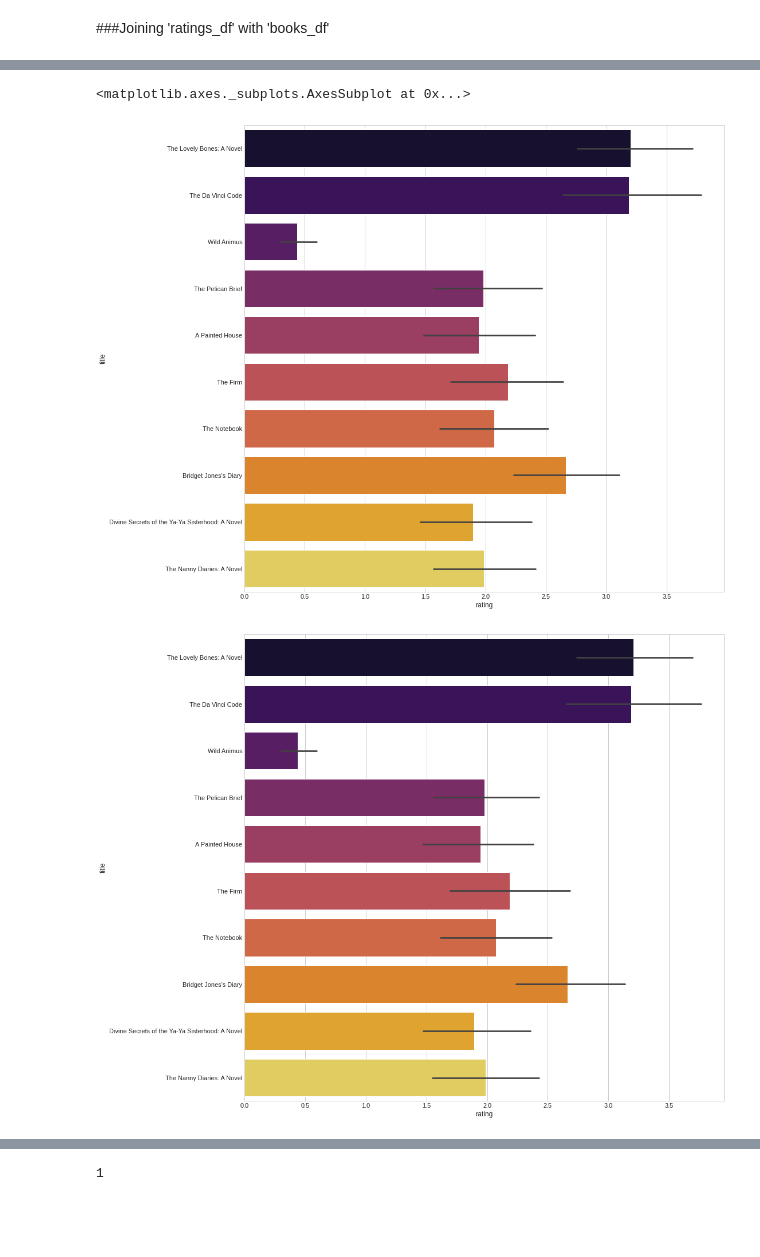
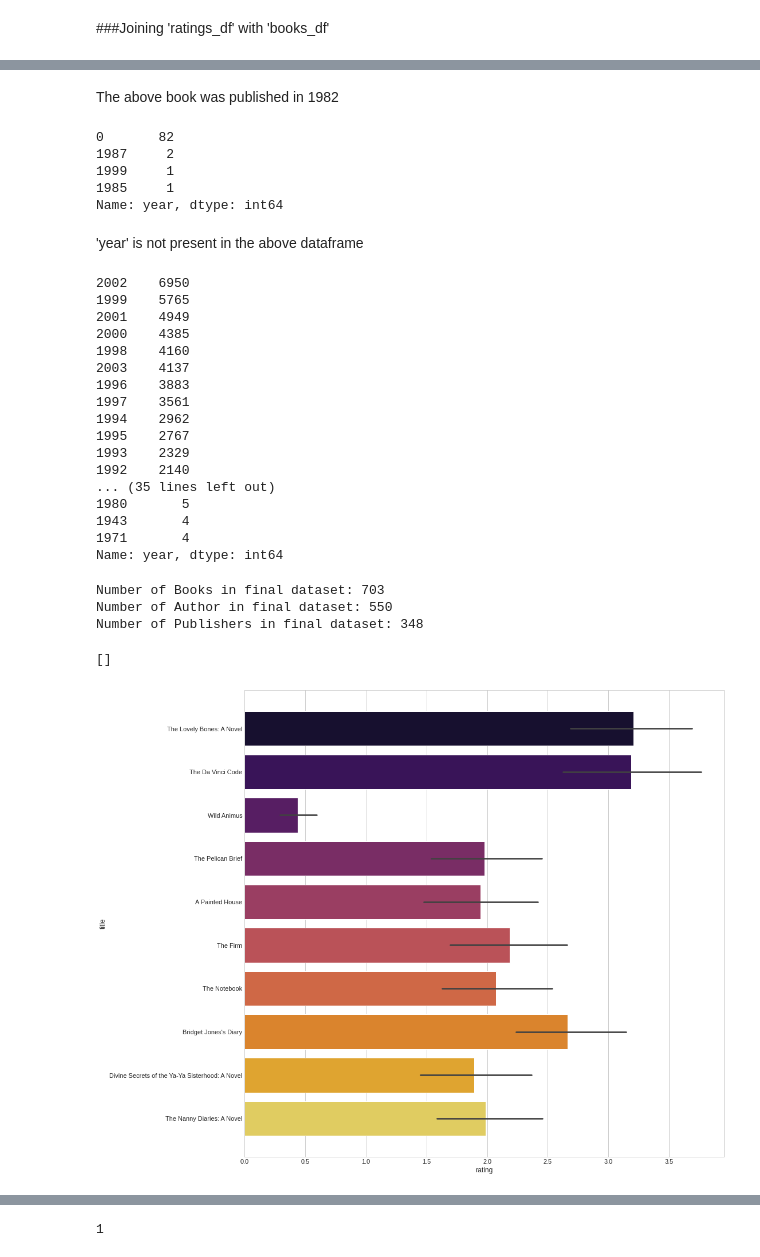
Before and after one commit to chvikas/Book-Recommendation-System, a Jupyter notebook: Book_Recommendation_System_Unsupervised_ML.ipynb, the cells around one changed output, grey strips where cells are left out. Cells and saved outputs as stored; diff of their text form; code cells hidden in the pictures; blank space fills up the shorter version.

```diff
--- a/Book_Recommendation_System_Unsupervised_ML.ipynb
+++ b/Book_Recommendation_System_Unsupervised_ML.ipynb
@@ -20,9 +20,9 @@ drive.mount('/content/drive')
 # %% [output]
 Mounted at /content/drive
 # %%
-books_df = pd.read_csv('/content/drive/MyDrive/Almabetter/Module/Machine Learning/Capstone Project - Unsupervised Learning - Vikas Chaudhary/data_book_recommendation/Books.csv')
-ratings_df = pd.read_csv('/content/drive/MyDrive/Almabetter/Module/Machine Learning/Capstone Project - Unsupervised Learning - Vikas Chaudhary/data_book_recommendation/Ratings.csv')
-users_df = pd.read_csv('/content/drive/MyDrive/Almabetter/Module/Machine Learning/Capstone Project - Unsupervised Learning - Vikas Chaudhary/data_book_recommendation/Users.csv')
+books_df = pd.read_csv('/content/drive/MyDrive/Almabetter/Module/Machine Learning/Capstone Project - Unsupervised Machine Learning - Vikas Chaudhary/data_book_recommendation/Books.csv')
+ratings_df = pd.read_csv('/content/drive/MyDrive/Almabetter/Module/Machine Learning/Capstone Project - Unsupervised Machine Learning - Vikas Chaudhary/data_book_recommendation/Ratings.csv')
+users_df = pd.read_csv('/content/drive/MyDrive/Almabetter/Module/Machine Learning/Capstone Project - Unsupervised Machine Learning - Vikas Chaudhary/data_book_recommendation/Users.csv')
 # %%
 books_df
 # %% [output]
@@ -93,3 +93,6 @@ books_df.head()
 | 2 | 0060973129 | Decision in Normandy | Carlo D'Este | 1991 | HarperPerennial |
 | 3 | 0374157065 | Flu: The Story of the Great Influ... | Gina Bari Kolata | 1999 | Farrar Straus Giroux |
 | 4 | 0393045218 | The Mummies of Urumchi | E. J. W. Barber | 1999 | W. W. Norton &amp; Company |
+# %%
+books_df.dropna(inplace = True)
+books_df.info()
@@ -331,15 +456,51 @@ final_rating
+# %% [markdown]
+The above book was published in 1982
+# %%
+final_rating[final_rating['title']==booksWithNoYear[0]]['year'].value_counts()
+# %% [output]
+0       82
+1987     2
+1999     1
+1985     1
+Name: year, dtype: int64
+# %% [markdown]
+'year' is not present in the above dataframe
+# %%
+final_rating['year'].value_counts(ascending = False)[:50]
+# %% [output]
+2002    6950
+1999    5765
+2001    4949
+2000    4385
+1998    4160
+2003    4137
+1996    3883
+1997    3561
+1994    2962
+1995    2767
+1993    2329
+1992    2140
+... (35 lines left out)
+1980       5
+1943       4
+1971       4
+Name: year, dtype: int64
+# %%
+#basic overview
+print("Number of Books in final dataset:", len(final_rating.groupby(['title']).count()))
+print("Number of Author in final dataset:", len(final_rating.groupby(['author']).count()))
+print("Number of Publishers in final dataset:", len(final_rating.groupby(['publisher']).count()))
+# %% [output]
+Number of Books in final dataset: 703
+Number of Author in final dataset: 550
+Number of Publishers in final dataset: 348
 # %%
-top_ten=final_rating[final_rating['number_of_ratings']>220]
-
-plt.style.use('seaborn-whitegrid')
 top_ten=final_rating[final_rating['number_of_ratings']>220]
 
 plt.style.use('seaborn-whitegrid')
 plt.figure(figsize=[15,15])
 sns.barplot(x='rating', y='title', data=top_ten,palette='inferno')
-plt.figure(figsize=[15,15])
-sns.barplot(x='rating', y='title', data=top_ten,palette='inferno')
+plt.plot()
 # %% [output]
-<matplotlib.axes._subplots.AxesSubplot at 0x...>
+[]
-[figure, old version]
+[figure, new version]
-[figure, removed]
```
Also changed, not shown: parts of 27 cells of this notebook.
